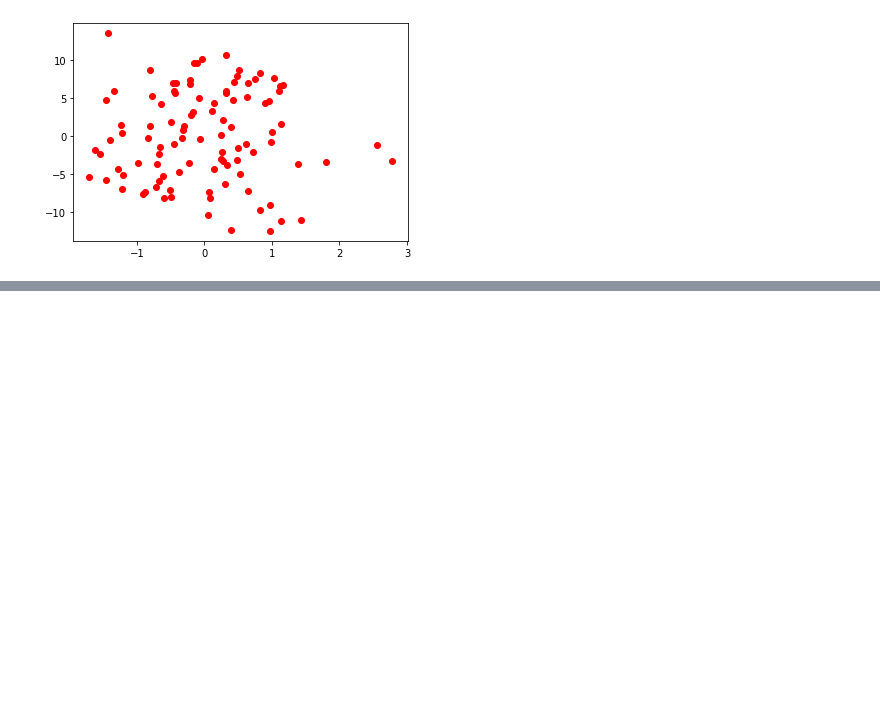
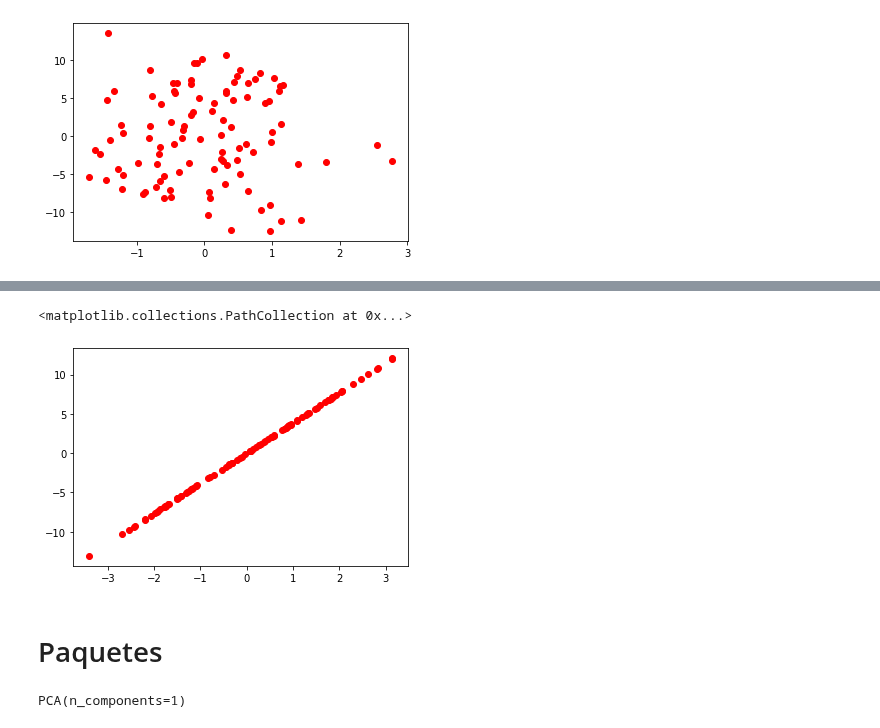
Before and after one commit to danielagda5/MetodosComputacionales202120-1, a Jupyter notebook: Week12/Covarianza.ipynb, the cells around one changed output, grey strips where cells are left out. Saved outputs shown, nothing was run; the diff lists cells and outputs as text; code cells hidden in the pictures; blank space fills up the shorter version.

```diff
--- a/Week12/Covarianza.ipynb
+++ b/Week12/Covarianza.ipynb
@@ -142,0 +144,3 @@ array([[ 7.87577218e-01, -1.43543987e-15],
+# %%
+T_Data = np.dot(data, vectores.T[1])
+print(T_Data)
@@ -142,0 +168,19 @@ array([[ 7.87577218e-01, -1.43543987e-15],
+# %%
+M = np.zeros((len(T_Data),2))
+M[:,1] = T_Data
+#print(M)
+# %%
+# Hacemos la transformada inversa
+new_data = np.dot(vectores, M.T)
+# %%
+plt.scatter( new_data[0,:], new_data[1,:], color='r'  )
+# %% [output]
+<matplotlib.collections.PathCollection at 0x...>
+[figure, added]
+# %% [markdown]
+# Paquetes
+# %%
+pca = PCA(n_components = 1)
+pca.fit(data)
+# %% [output]
+PCA(n_components=1)
```
Also changed, not shown: parts of 14 cells of this notebook.
